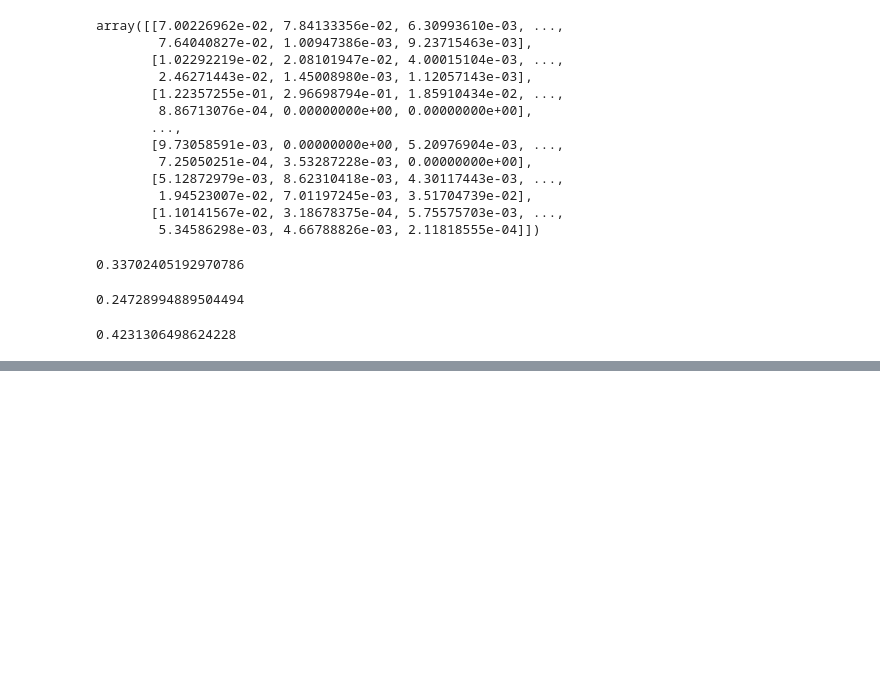
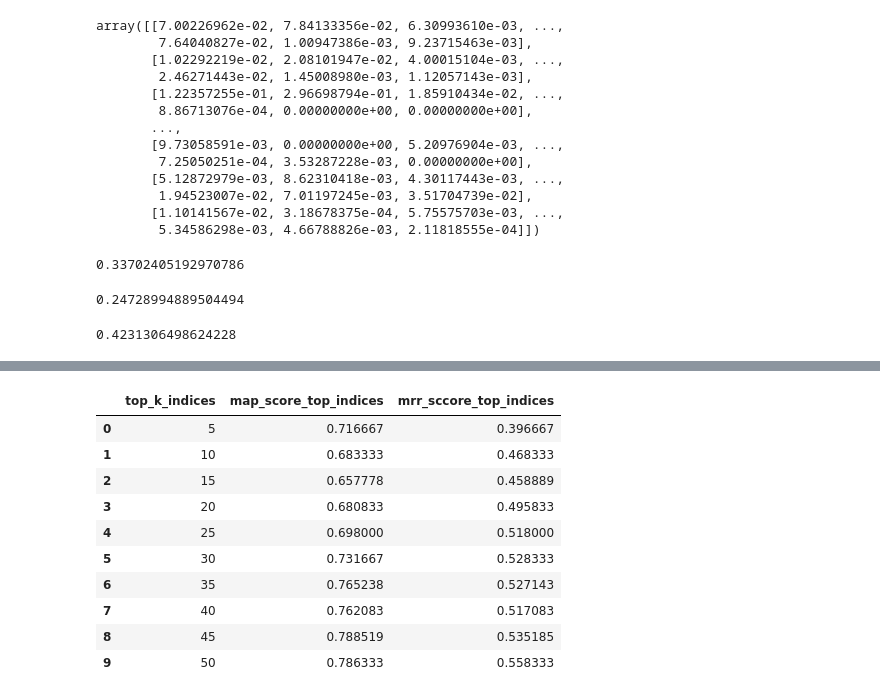
Before and after one commit to YeshaP/ENSF544_Proj2, a Jupyter notebook: Project2-1.ipynb, the cells around one changed output, grey strips where cells are left out. Saved outputs shown, nothing was run; the diff lists cells and outputs as text; code cells hidden in the pictures; blank space fills up the shorter version.

```diff
--- a/Project2-1.ipynb
+++ b/Project2-1.ipynb
@@ -319,14 +366,34 @@ print(top_labels)
 # %%
 top_values = []
 top_labels = []
 row = 0
 for item in indices:
     top_values.append([similarities[row, col] for col in item])
     top_labels.append([labels[row, col] for col in item])
     row += 1
 # print(top_values)
-print(top_labels)
+# print(top_labels)
+
+top_indices_list = [5,10,15,20,25,30,35,40,45,50]
+
+map_score_top_indices = []
+mrr_score_top_indices = []
+for index in top_indices_list:
+    map_score_top_indices.append(getMAPValue(top_labels[:index], top_values[:index]))
+    mrr_score_top_indices.append(getMrrValue(np.array(top_labels[:index]), np.array(top_values[:index])))
 
 
-
-# todo top 5, 10.
+scores_dataFrame_Indices = pd.DataFrame({"top_k_indices":top_indices_list, "map_score_top_indices":map_score_top_indices, "mrr_sccore_top_indices":mrr_score_top_indices})
+scores_dataFrame_Indices
+# %% [output]
+|  | top_k_indices | map_score_top_indices | mrr_sccore_top_indices |
+| 0 | 5 | 0.716667 | 0.396667 |
+| 1 | 10 | 0.683333 | 0.468333 |
+| 2 | 15 | 0.657778 | 0.458889 |
+| 3 | 20 | 0.680833 | 0.495833 |
+| 4 | 25 | 0.698000 | 0.518000 |
+| 5 | 30 | 0.731667 | 0.528333 |
+| 6 | 35 | 0.765238 | 0.527143 |
+| 7 | 40 | 0.762083 | 0.517083 |
+| 8 | 45 | 0.788519 | 0.535185 |
+| 9 | 50 | 0.786333 | 0.558333 |
```
Also changed, not shown: parts of 7 cells of this notebook.
